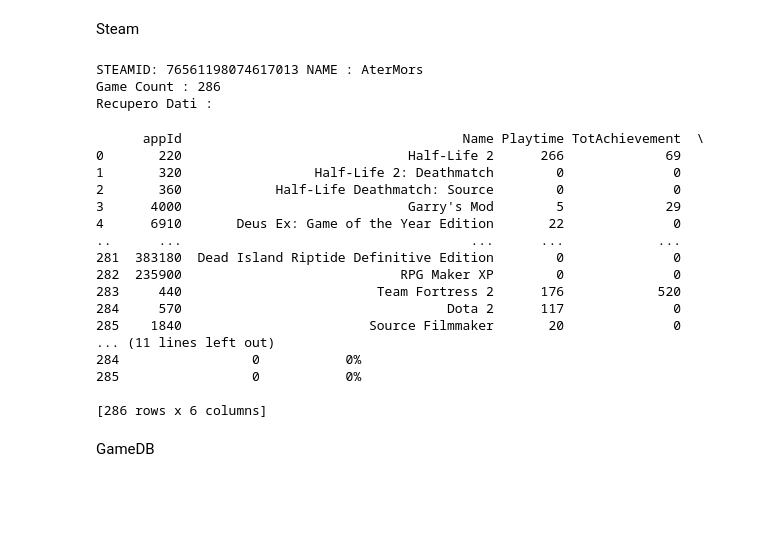
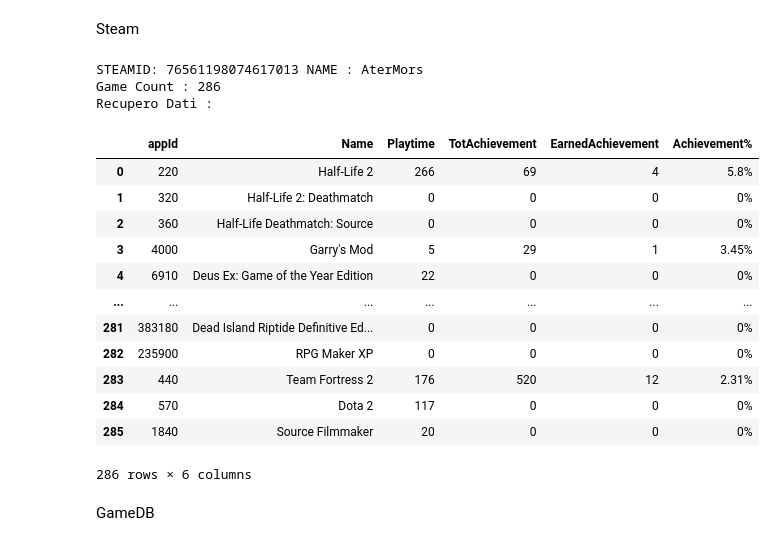
Before and after one commit to AndreaAmorosini/GamesTrack, a Jupyter notebook: API_examples/api_test.ipynb, the cells around one changed output. Saved outputs shown, nothing was run; the diff lists cells and outputs as text; code cells hidden in the pictures; blank space fills up the shorter version.

Commit message:
Adjusted tables structure

```diff
--- a/API_examples/api_test.ipynb
+++ b/API_examples/api_test.ipynb
@@ -161,51 +161,48 @@ for i in tqdm(games.get("games")):
 
 arr = np.array(listOfList)
 df_games_steam = pd.DataFrame(
     arr,
     columns=[
         "appId",
         "Name",
         "Playtime",
         "TotAchievement",
         "EarnedAchievement",
         "Achievement%",
     ],
 )
-print(df_games_steam)
 
 
 searchGame = steam.apps.search_games("Dota 2")
 # print(searchGame)
 
 gameAchievement = steam.apps.get_user_achievements("76561198074617013", 220)
 # print(gameAchievement)
 
 gameStats = steam.apps.get_user_stats("76561198074617013", 220)
 # print(gameStats)
 
 gameDetail = steam.apps.get_app_details(220)
 # print(gameDetail)
+
+df_games_steam
 # %% [output]
 STEAMID: 76561198074617013 NAME : AterMors
 Game Count : 286
 Recupero Dati :
+|  | appId | Name | Playtime | TotAchievement | EarnedAchievement | Achievement% |
+| 0 | 220 | Half-Life 2 | 266 | 69 | 4 | 5.8% |
+| 1 | 320 | Half-Life 2: Deathmatch | 0 | 0 | 0 | 0% |
+| 2 | 360 | Half-Life Deathmatch: Source | 0 | 0 | 0 | 0% |
+| 3 | 4000 | Garry's Mod | 5 | 29 | 1 | 3.45% |
+| 4 | 6910 | Deus Ex: Game of the Year Edition | 22 | 0 | 0 | 0% |
+| ... | ... | ... | ... | ... | ... | ... |
+| 281 | 383180 | Dead Island Riptide Definitive Ed... | 0 | 0 | 0 | 0% |
+| 282 | 235900 | RPG Maker XP | 0 | 0 | 0 | 0% |
+| 283 | 440 | Team Fortress 2 | 176 | 520 | 12 | 2.31% |
+| 284 | 570 | Dota 2 | 117 | 0 | 0 | 0% |
+| 285 | 1840 | Source Filmmaker | 20 | 0 | 0 | 0% |
-      appId                                    Name Playtime TotAchievement  \
-0       220                             Half-Life 2      266             69
-1       320                 Half-Life 2: Deathmatch        0              0
-2       360            Half-Life Deathmatch: Source        0              0
-3      4000                             Garry's Mod        5             29
-4      6910       Deus Ex: Game of the Year Edition       22              0
-..      ...                                     ...      ...            ...
-281  383180  Dead Island Riptide Definitive Edition        0              0
-282  235900                            RPG Maker XP        0              0
-283     440                         Team Fortress 2      176            520
-284     570                                  Dota 2      117              0
-285    1840                        Source Filmmaker       20              0
-... (11 lines left out)
-284                 0           0%
-285                 0           0%
-
-[286 rows x 6 columns]
+286 rows × 6 columns
 # %% [markdown]
 GameDB
 # %%
```
Also changed, not shown: 1 other file.
